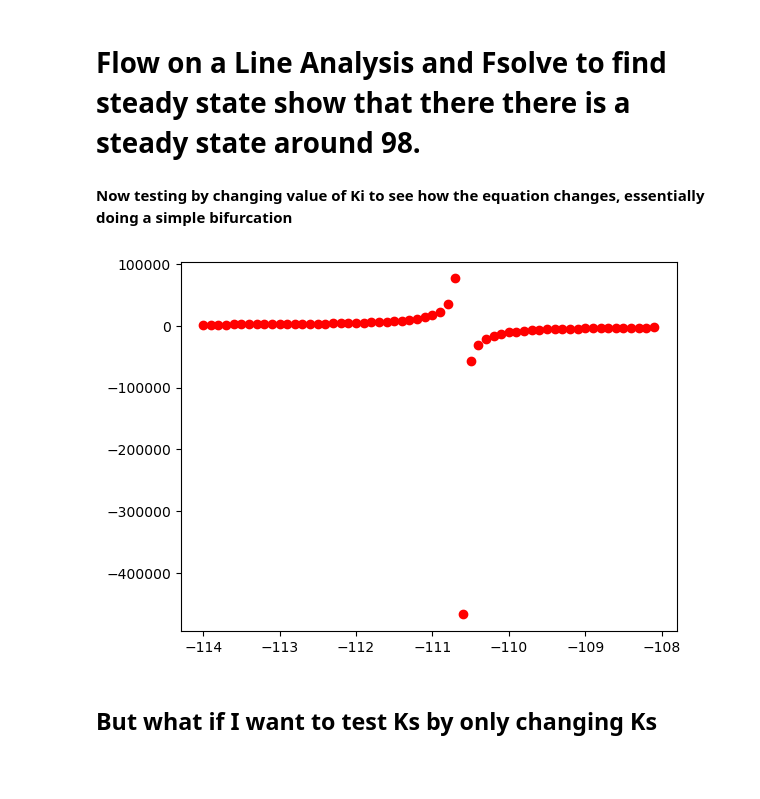
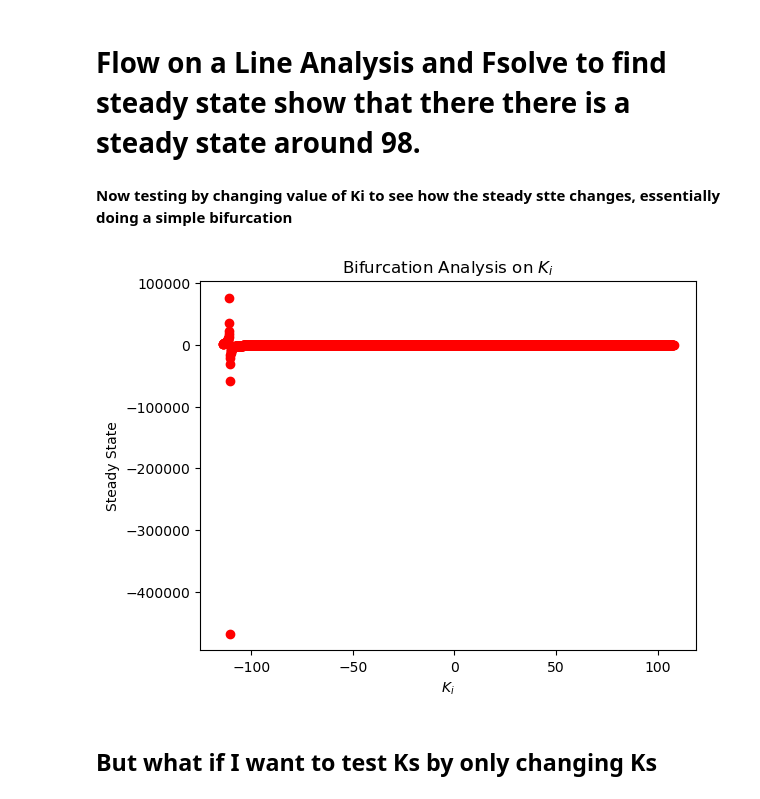
Before and after one commit to ashaheer1/Project-2, a Jupyter notebook: Project 2.ipynb, the cells around one changed output. Cells and saved outputs as stored; diff of their text form; code cells hidden in the pictures; blank space fills up the shorter version.

Commit message:
Added More Bifurcation Analysis

```diff
--- a/Project 2.ipynb
+++ b/Project 2.ipynb
@@ -6,7 +6,7 @@ import pandas as pd
 from scipy.optimize import minimize
 from scipy.optimize import fsolve
 # %%
-time = np.linspace(0,8,500) #from the paper
+time = np.linspace(0,8,13) #from the paper
 # %% [markdown]
 ## Parameters to find from the paper
 
@@ -382,9 +415,9 @@ print(PSS)
 # %% [markdown]
 # Flow on a Line Analysis and Fsolve to find steady state show that there there is a steady state around 98.
 # %% [markdown]
-**Now testing by changing value of Ki to see how the equation changes, essentially doing a simple bifurcation**
+**Now testing by changing value of Ki to see how the steady stte changes, essentially doing a simple bifurcation**
 # %%
-Kitest = np.arange(-114,-108,0.1)
+Kitest = np.arange(-114,108,0.1)
 
 
 
@@ -398,80 +431,38 @@ def BiAnalysis(Ki, params):
 #     Pmax = 98.56
 #     n = 4.892
     alpha = 4.87 #g/g
     Yps = 0.4
 
     S = initialvals[0]
     X = initialvals[1]
     P = initialvals[2]
 
     g = (1-P/Pmax)**(n)
     muB = mu*S/(Ks + S + S**2/Ki)*g
 
     pi = muB * alpha
     sigma = pi/Yps
 
     dSdt = -sigma*X
     dXdt = muB*X
     dPdt = pi*X
 
     return dPdt
 
 goodparams = [goodmu, goodKs, goodPmax, goodn]
 
 dPdt_values = [BiAnalysis(Ki, goodparams) for Ki in Kitest]
 
 
 # plt.scatter(Kitest, dPdt_values)
 plt.plot(Kitest, dPdt_values, 'ro')
-# plt.ylim(-500,500)
+plt.xlabel('$K_i$')
+plt.ylabel('Steady State')
+plt.title('Bifurcation Analysis on $K_i$')
+# plt.ylim(-100000,100000)
 plt.show()
-
-# Kitest = np.arange(125, 136, 1)  # Adjust the range to include 135
-
-# # Function to calculate dP/dt for a given Ki
-# def BiAnalysis(Ki, params):
-#     mu, Ks, Kitest, Pmax, n = params
-
-#     S = initialvals[0]
-#     X = initialvals[1]
-
-#     g = (1 - P / Pmax) ** n
-#     muB = mu * S / (Ks + S + S ** 2 / Ki) * g
-#     pi = muB * alpha
-#     sigma = pi / Yps
-
-#     dSdt = -sigma * X
-#     dXdt = muB * X
-#     dPdt = pi * X
-
-#     # Define the system of ODEs
-#     def myode(z, t):
-#         S, X, P = z
-#         muB = mu * S / (Ks + S + S ** 2 / Ki) * (1 - P / Pmax) ** n
-#         pi = muB * alpha
-#         sigma = pi / Yps
-#         dSdt = -sigma * X
-#         dXdt = muB * X
-#         dPdt = pi * X
-#         return [dSdt, dXdt, dPdt]
-
-#     # Integrate the system of ODEs
-#     sol = odeint(myode, initialvals, time)
-
-#     # Return the steady-state value of dP/dt
-#     return sol[-1, 2] * pi  # dP/dt = pi * X
-
-# # Calculate dP/dt for each Ki
-# dPdt_values = [BiAnalysis(Ki, goodparams) for Ki in Kitest]
-
-# # Plot the bifurcation diagram
-# plt.plot(Kitest, dPdt_values, 'o-')  # Use 'o-' to connect the points with lines
-# plt.xlabel('Ki')
-# plt.ylabel('dP/dt')
-# plt.title('Bifurcation Analysis')
-# plt.show()
 # %% [output]
-[figure, old version]
+[figure, new version]
 # %% [markdown]
 ## But what if I want to test Ks by only changing Ks
 # %%
```
Also changed, not shown: parts of 36 cells of this notebook.
